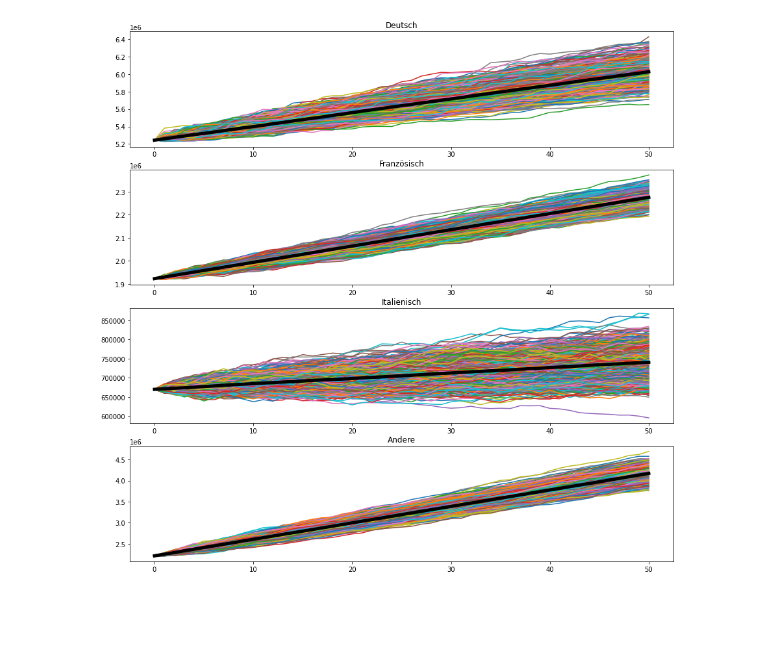
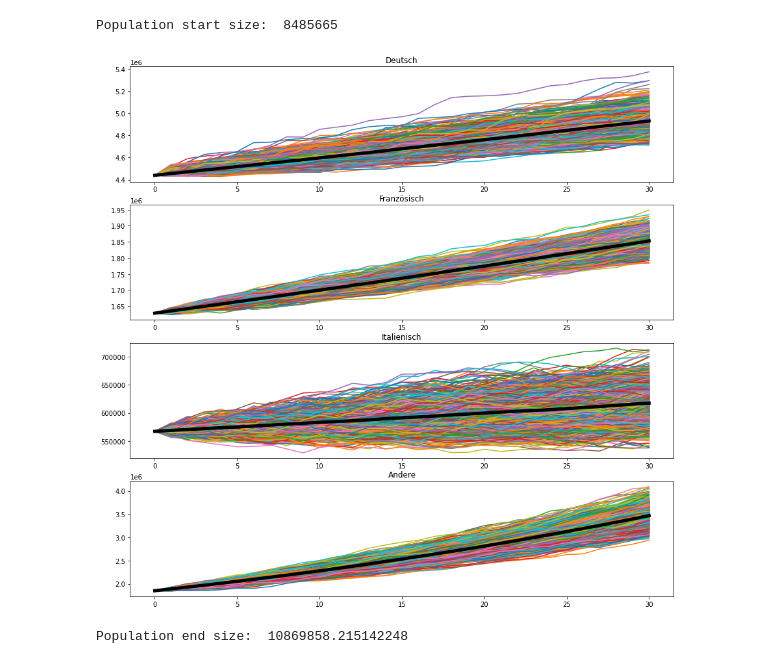
Before and after one commit to nicolarohner1337/omc-WER, a Jupyter notebook: Code/simulation.ipynb, the cells around one changed output. Cells and saved outputs as stored; diff of their text form; code cells hidden in the pictures; blank space fills up the shorter version.

Commit message:
Revert "update distributions"
This reverts commit a9a9e1398bb168cf5f8574968d890f2d4a66ecdd.

```diff
--- a/Code/simulation.ipynb
+++ b/Code/simulation.ipynb
@@ -39,7 +39,7 @@ for sprache in list(geburtenRate.keys()):
     lang_dict["death"] = generateDistribution(todesRaten[sprache])
     lang_dict["einwanderung"] = generateDistribution(einwanderung[sprache])
     lang_dict["auswanderung"] = generateDistribution(auswanderung[sprache])
-    #lang_dict["zufallsFaktor"] = generateDistribution({"norm":{"loc": 1, "alpha":1}})
+    lang_dict["zufallsFaktor"] = generateDistribution({"norm":{"loc": 1, "alpha":0}})
 
 
     distirbutionDict[sprache] = lang_dict
@@ -67,11 +67,10 @@ print(distirbutionDict)
 # %%
-
 def simulation(distirbutionDict,startValue,years=50,n=10):
     runs = []
     for i in range(n):
         valuesYear = [startValue]
         for year in range(2022,2022+years):
-            temp =  random.choice(distirbutionDict["birth"]) - random.choice(distirbutionDict["death"]) +  random.choice(distirbutionDict["einwanderung"]) -   random.choice(distirbutionDict["auswanderung"])
+            temp = random.choice(distirbutionDict["birth"]) / startValue * valuesYear[-1]  - random.choice(distirbutionDict["death"]) / startValue * valuesYear[-1] + random.choice(distirbutionDict["einwanderung"]) / startValue * valuesYear[-1] - random.choice(distirbutionDict["auswanderung"]) / startValue * valuesYear[-1]
             newValue = valuesYear[-1] + temp
             valuesYear.append(newValue)
         runs.append(np.array(valuesYear))
@@ -82,11 +81,15 @@ def MeanOfSim(runs:np.array):
     return runs.mean(axis=0)
 
 n = 1000
-years=50
-Deutsch = simulation(distirbutionDict["Deutsch"],5243758,years=years,n=n)
-Französisch = simulation(distirbutionDict["Französisch"],1922946,years=years,n=n)
-Italienisch = simulation(distirbutionDict["Italienisch"],669870,years=years,n=n)
-Andere = simulation(distirbutionDict["Andere"],2214643,years=years,n=n)
+years=30
+startValues = (4440082, 1628228, 567203, 1850152)
+
+print("Population start size: ", np.sum(startValues))
+
+Deutsch = simulation(distirbutionDict["Deutsch"],startValues[0],years=years,n=n)
+Französisch = simulation(distirbutionDict["Französisch"],startValues[1],years=years,n=n)
+Italienisch = simulation(distirbutionDict["Italienisch"],startValues[2],years=years,n=n)
+Andere = simulation(distirbutionDict["Andere"],startValues[3],years=years,n=n)
 
 fig, ax = plt.subplots(4, 1, figsize=(15,15))
 
@@ -94,38 +97,38 @@ fig, ax = plt.subplots(4, 1, figsize=(15,15))
 for i in range(len(Deutsch)):
     ax[0].plot(Deutsch[i])
 
 ax[0].plot(MeanOfSim(Deutsch), color="black", linewidth=5)
 
-#ax[0].set_ylim([0, 10000000])
 ax[0].set_title("Deutsch")
 
 for i in range(len(Französisch)):
     ax[1].plot(Französisch[i])
 
 ax[1].plot(MeanOfSim(Französisch), color="black", linewidth=5)
 
-#ax[1].set_ylim([0, 10000000])
 ax[1].set_title("Französisch")
 
 for i in range(len(Italienisch)):
     ax[2].plot(Italienisch[i])
 
 ax[2].plot(MeanOfSim(Italienisch), color="black", linewidth=5)
 
-#ax[2].set_ylim([0, 10000000])
 ax[2].set_title("Italienisch")
 
 for i in range(len(Andere)):
     ax[3].plot(Andere[i])
 
 ax[3].plot(MeanOfSim(Andere), color="black", linewidth=5)
 
-#ax[3].set_ylim([0, 10000000])
 ax[3].set_title("Andere")
 
 plt.show()
+
+print("Population end size: ", np.sum([MeanOfSim(Deutsch)[-1], MeanOfSim(Französisch)[-1], MeanOfSim(Italienisch)[-1], MeanOfSim(Andere)[-1]]))
 # %% [output]
+Population start size:  8485665
-[figure, old version]
+[figure, new version]
+Population end size:  10869858.215142248
 # %%
 #plot stacked area chart of all languages with plotly
 import plotly.graph_objects as go
```
Also changed, not shown: parts of 2 cells of this notebook.
